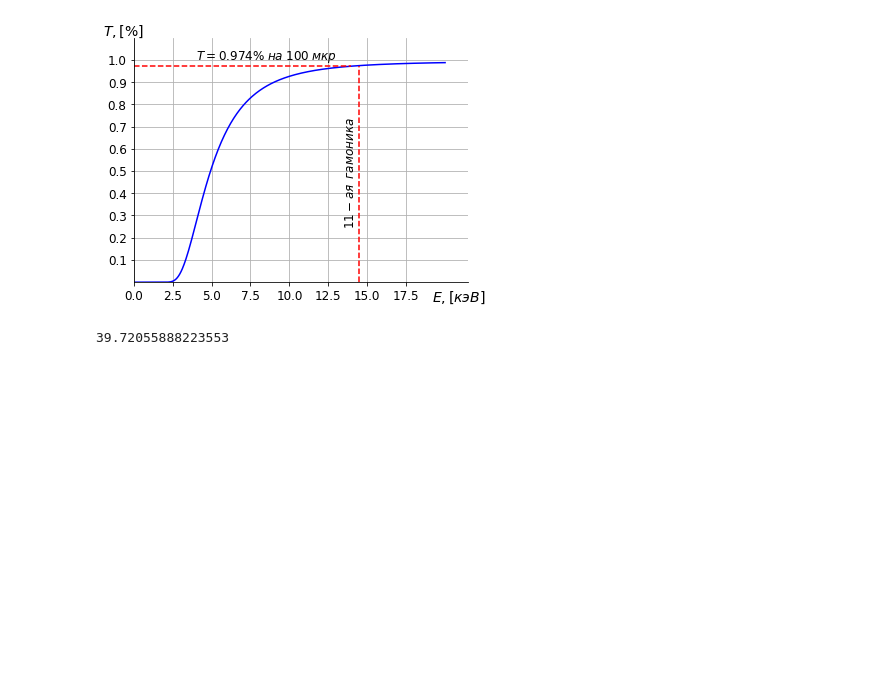
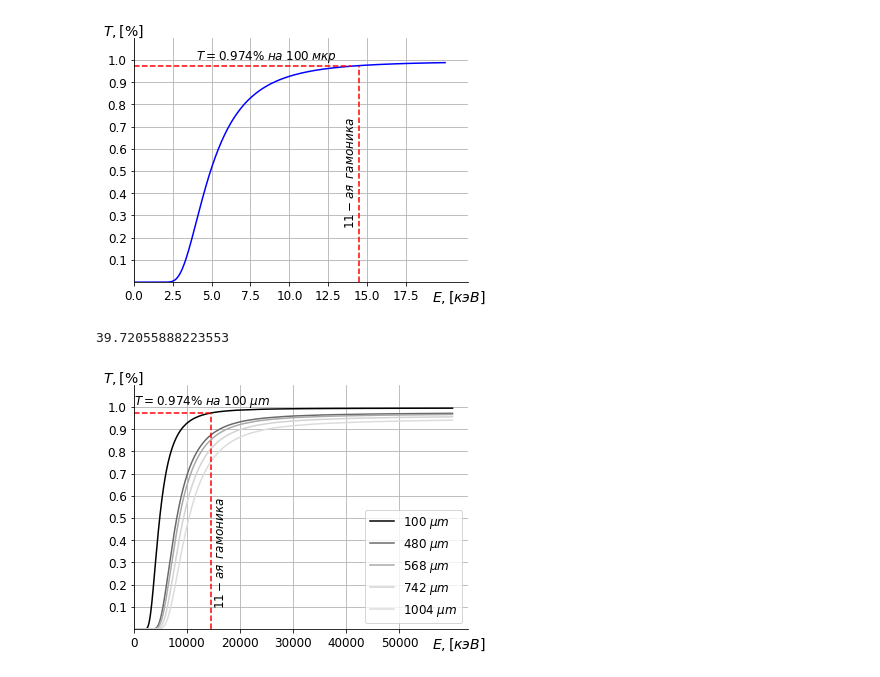
Before and after one commit to TrebAndrew/SKIF_XAS_beamline, a Jupyter notebook: crystals_data/pycry.ipynb, the cells around one changed output. Drawn from its saved outputs; the diff is of its cells as text; code cells hidden in the pictures; blank space fills up the shorter version.

```diff
--- a/crystals_data/pycry.ipynb
+++ b/crystals_data/pycry.ipynb
@@ -195,0 +221,55 @@ for i in range(len(X)-1):
+# %%
+plt.figure(figsize=(1.5*4,1.5*3))
+plt.plot(X_100, Y_100, color='black',label='$100 \; \mu m$')
+plt.plot(X_480, Y_480, color='dimgray',label='$480 \; \mu m$')
+plt.plot(X_568, Y_568, color='darkgray',label='$568 \; \mu m$')
+plt.plot(X_742, Y_742, color='lightgray',label='$742 \; \mu m$')
+plt.plot(X_1004, Y_1004, color='gainsboro',label='$1004 \; \mu m$')
+
+plt.xlabel(r'$E, [кэВ]$', fontsize=14, labelpad = 0.0)
+y = plt.ylabel(r'$T, [\%]$', fontsize=14, labelpad = 0.0, rotation=90)
+y.set_rotation(0)
+
+ax = plt.gca()
+ax.spines['right'].set_color('none')
+ax.spines['top'].set_color('none')
+ax.xaxis.set_ticks_position('bottom')
+ax.spines['top'].set_position(('axes',0))
+ax.yaxis.set_ticks_position('left')
+ax.spines['top'].set_position(('data',0))
+ax.xaxis.set_label_coords(0.97, -0.03)
+ax.yaxis.set_label_coords(-0.03, 0.99)
+
+
+plt.xticks([0, 10000, 20000, 30000, 40000, 50000],fontsize=12)
+        #  [r'$-\pi$', r'$-\pi/2$', r'$0$', r'$+\pi/2$', r'$+\pi$'])
+
+plt.yticks([0.1,0.2,0.3,0.4,0.5,0.6,0.7, 0.8,0.9,1.0], fontsize=12)
+        #  [r'$-1$', r'$0$', r'$+1$'])
+
+plt.axvline(x=14500, ymin=0, ymax=1/1.1 * 0.97381, color='red', linestyle='--')
+plt.axhline(y=0.97381, xmin=0, xmax=1/60000 * 13500, color='red', linestyle='--')
+
+x_pos = 15200
+y_pos = 0.55
+a = plt.text(x_pos, y_pos, r'$11-ая \enspace гамоника$', fontsize=12)
+a.set_rotation(90)
+
+x_pos = 4.000
+y_pos = 1.01
+b = plt.text(x_pos, y_pos, r'$T = 0.974\% \; на \; 100 \; \mu m$', fontsize=12)
+b.set_rotation(0)
+
+leg = plt.legend(fontsize=12)#loc='upper left')
+# Get the bounding box of the original legend
+#
+
+plt.grid()
+plt.ylim(0, 1.1)
+plt.xlim(0)
+plt.savefig('/home/andrei/Documents/SKIF_XAS_beamline/TeXDoc/pic/bragg_T.pdf')#, bbox_inches='tight')
+plt.savefig('/home/andrei/Documents/SKIF_XAS_beamline/TechReports/pic/bragg_T.pdf')#, bbox_inches='tight')
+plt.savefig('/home/andrei/Documents/9_term/diplom/beamlines/1_1/bragg_T.png', dpi=200)
+plt.show()
+# %% [output]
+[figure, added]
```
Also changed, not shown: parts of 1 cell of this notebook, 46 other files.
